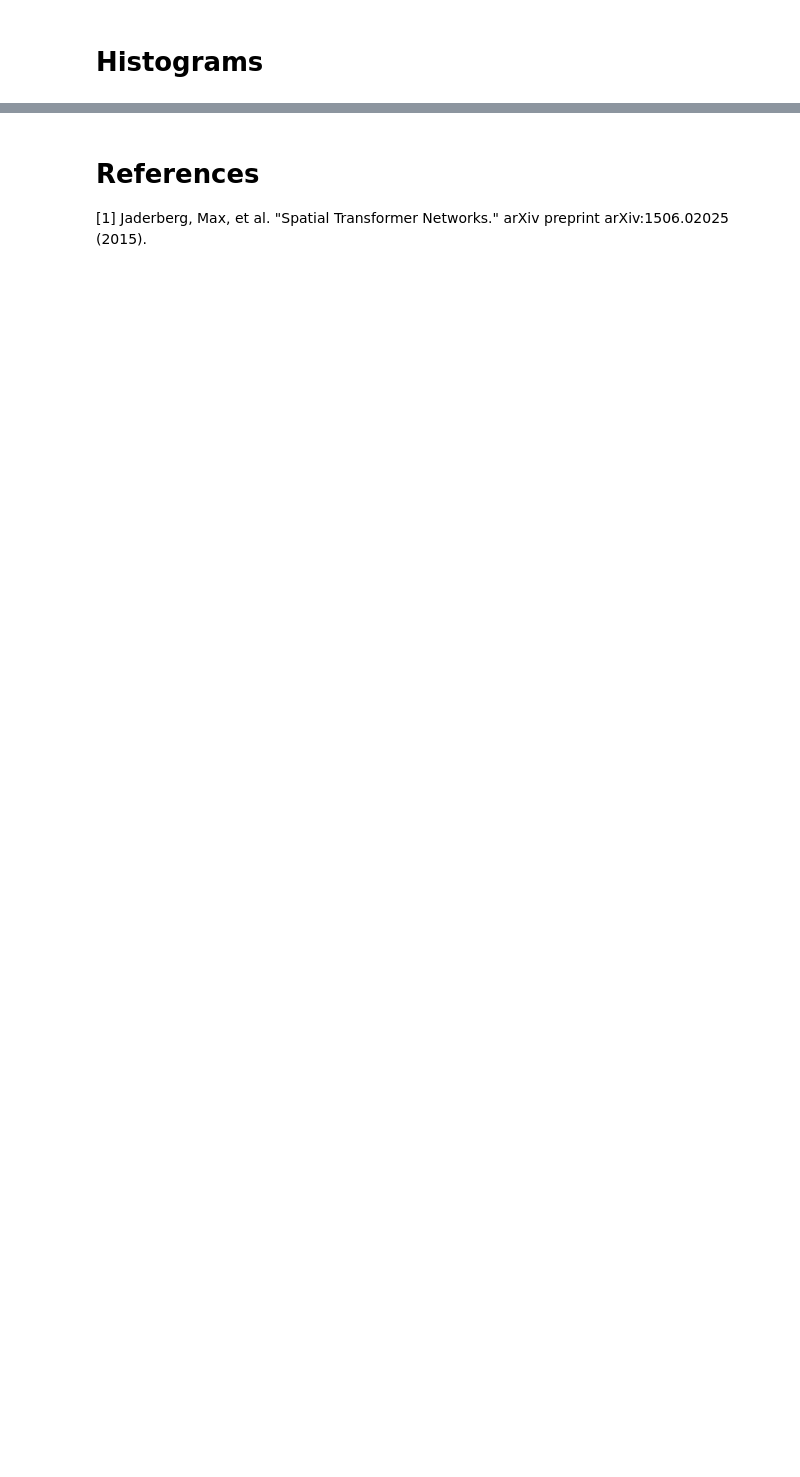
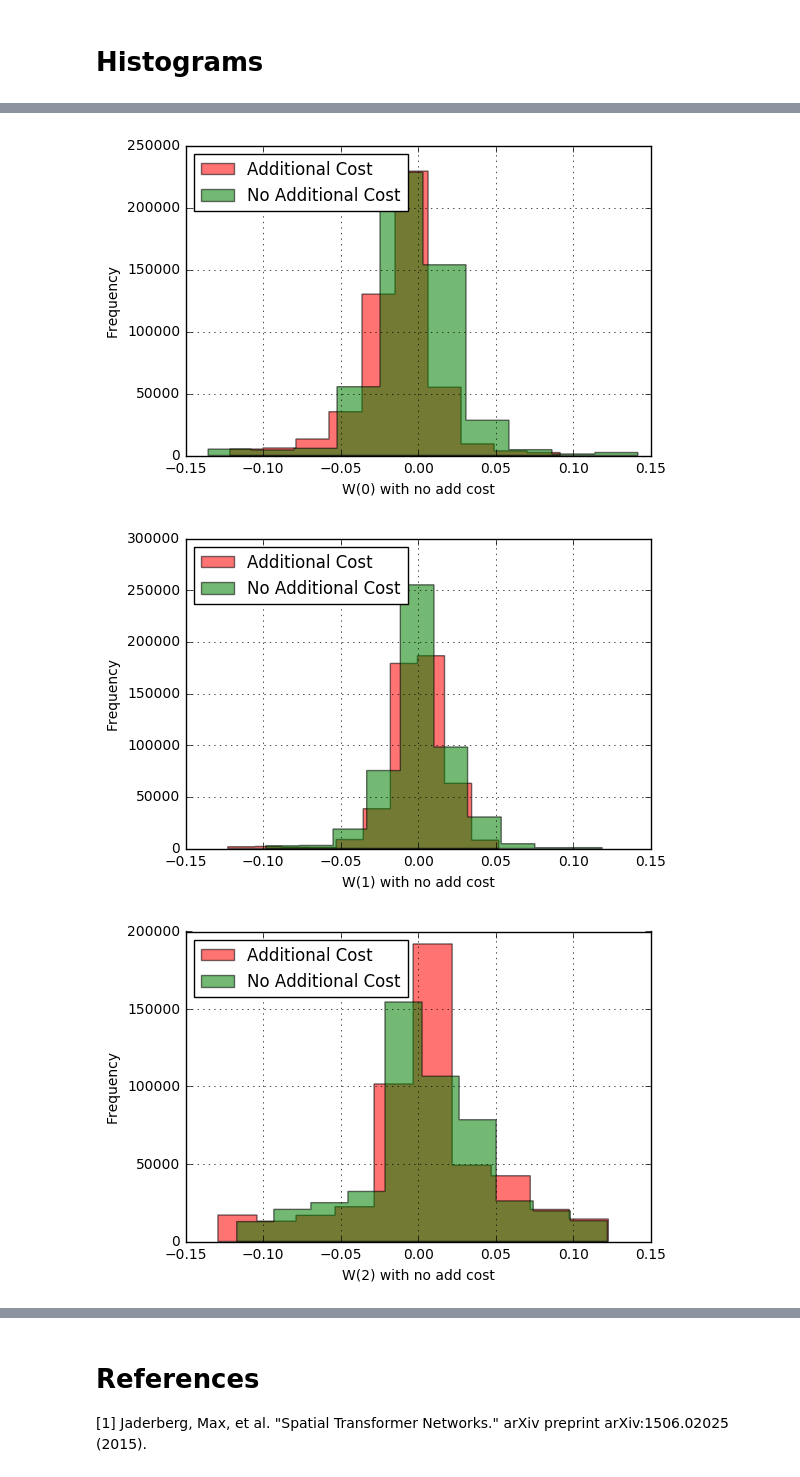
Before and after one commit to ilkerc/ObjDetector, a Jupyter notebook: spatial_transformer_network.ipynb, the cells around one changed output, grey strips where cells are left out. Cells and saved outputs as stored; diff of their text form; code cells hidden in the pictures; blank space fills up the shorter version.

```diff
--- a/spatial_transformer_network.ipynb
+++ b/spatial_transformer_network.ipynb
@@ -320,0 +331,36 @@ for i in range(0, 6):
+# %%
+#dense_weights = param_weights.reshape((-1, 6))
+dense_weights = np.load('dense_weights_with_cost.npy')
+dense_no_weights = np.load('dense_weights_no_cost.npy')
+#np.save('dense_weights_no_cost', dense_weights)
+bin_count = 10
+plot_over = False
+
+for i in range(0, 6):
+    w = dense_weights[:, i]
+    #w_n = w
+    w_n = dense_no_weights[:, i]
+
+    plt.figure()
+    n, bins, patches = plt.hist(w, bin_count, normed=plot_over, histtype='stepfilled')
+    p1 = plt.setp(patches, 'facecolor', 'r', 'alpha', 0.55, label='a')
+    if not plot_over:
+        plt.xlabel(('W({0}) with add cost').format(i))
+        plt.ylabel('Frequency (Consider bin size)')
+        plt.grid(True)
+
+    # No cost plots
+    n, bins, patches = plt.hist(w_n, bin_count, normed=plot_over, histtype='stepfilled')
+    p2 = plt.setp(patches, 'facecolor', 'g', 'alpha', 0.55, label='b')
+    if not plot_over:
+        plt.xlabel(('W({0}) with no add cost').format(i))
+    else:
+        plt.xlabel(('W({0}) with no add cost').format(i))
+    plt.ylabel('Frequency')
+    plt.grid(True)
+
+    plt.legend(['Additional Cost', 'No Additional Cost'], loc=2)
+# %% [output]
+[figure, added]
+[figure, added]
+[figure, added]
```
Also changed, not shown: parts of 9 cells of this notebook, 4 other files.
